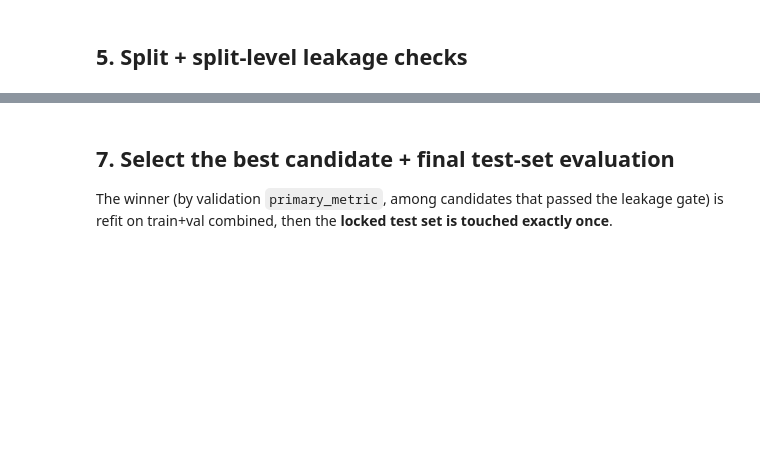
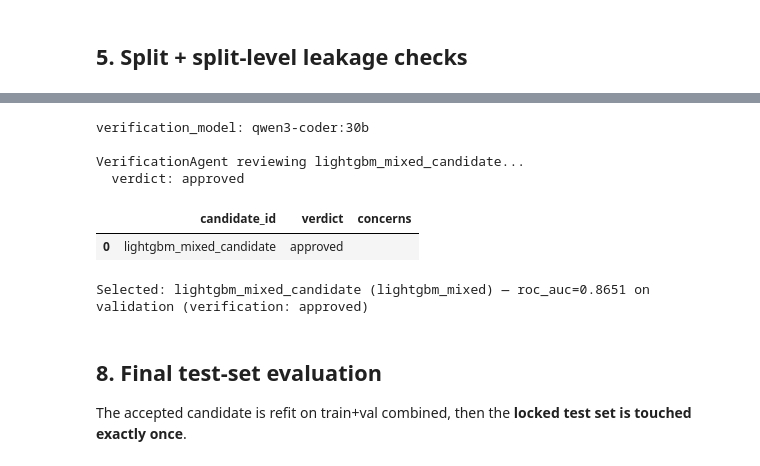
Before and after one commit to meaton96/agentic-ai-project, a Jupyter notebook: agentic-ml-classification/notebooks/end_to_end_pipeline.ipynb, the cells around one changed output, grey strips where cells are left out. Saved outputs shown, nothing was run; the diff lists cells and outputs as text; code cells hidden in the pictures; blank space fills up the shorter version.

```diff
--- a/agentic-ml-classification/notebooks/end_to_end_pipeline.ipynb
+++ b/agentic-ml-classification/notebooks/end_to_end_pipeline.ipynb
@@ -261,7 +382,71 @@ display(comparison_df)
+# %%
+_, _, verification_model = resolve_model_endpoint(
+    CONFIG["use_gateway"], CONFIG["verification_model"], "gemma4:latest", "rit-gemma4-latest",
+)
+print(f"verification_model: {verification_model}")
+
+passing = [r for r in candidate_results if r.ok]
+assert passing, "No candidate passed the harness's deterministic leakage gates — nothing to promote."
+
+ranked = sorted(passing, key=lambda r: r.metrics[primary_metric]["value"], reverse=True)
+leaderboard_path = Path("artifacts/reports/leaderboard.jsonl")
+
+best = None
+selected_verification = None
+verification_rows = []
+
+for candidate in ranked:
+    print(f"\nVerificationAgent reviewing {candidate.candidate_id}...")
+    template = get_template(candidate.template_id)
+    bundle = build_review_bundle(
+        candidate_id=candidate.candidate_id, template_id=candidate.template_id,
+        template_description=template.description, template_when_to_use=template.when_to_use,
+        config=candidate.config, explanation=candidate.explanation,
+        metrics=candidate.metrics, label_permutation_check=candidate.label_permutation_check,
+        feature_correlation_check=candidate.feature_correlation_check,
+        profiler_report=dr,
+    )
+    v_result = run_verification_step(
+        bundle, client, model=verification_model, trace_fn=lambda r: trace(**r),
+    )
+    print(f"  verdict: {v_result.verdict}"
+          + (f"  concerns: {v_result.concerns}" if v_result.concerns else ""))
+
+    verification_rows.append({
+        "candidate_id": candidate.candidate_id, "verdict": v_result.verdict,
+        "concerns": "; ".join(v_result.concerns) if v_result.concerns else "",
+    })
+
+    append_leaderboard_entry(leaderboard_path, {
+        "run_id": run_id, "candidate": candidate.candidate_id, "template_id": candidate.template_id,
+        "source": "notebook", "model": default_model, "split": "validation", "strategy": strategy,
+        "data_hash": loaded.data_hash, "seed": CONFIG["seed"], "metrics": candidate.metrics,
+        "verification_verdict": v_result.verdict,
+    })
+
+    if v_result.verdict == "rejected":
+        print("  REJECTED — trying the next-best candidate.")
+        continue
+    best = candidate
+    selected_verification = v_result
+    break
+
+display(pd.DataFrame(verification_rows))
+assert best is not None, "Every gate-passing candidate was rejected by the VerificationAgent."
+print(f"\nSelected: {best.candidate_id} ({best.template_id}) — "
+      f"{primary_metric}={best.metrics[primary_metric]['value']:.4f} on validation "
+      f"(verification: {selected_verification.verdict})")
+# %% [output]
+verification_model: qwen3-coder:30b
+
+VerificationAgent reviewing lightgbm_mixed_candidate...
+  verdict: approved
+|  | candidate_id | verdict | concerns |
+| 0 | lightgbm_mixed_candidate | approved |  |
+Selected: lightgbm_mixed_candidate (lightgbm_mixed) — roc_auc=0.8651 on validation (verification: approved)
 # %% [markdown]
-## 7. Select the best candidate + final test-set evaluation
+## 8. Final test-set evaluation
 
-The winner (by validation `primary_metric`, among candidates that
-passed the leakage gate) is refit on train+val combined, then the
+The accepted candidate is refit on train+val combined, then the
 **locked test set is touched exactly once**.
 # %%
```
Also changed, not shown: parts of 21 cells of this notebook, 10 other files.
